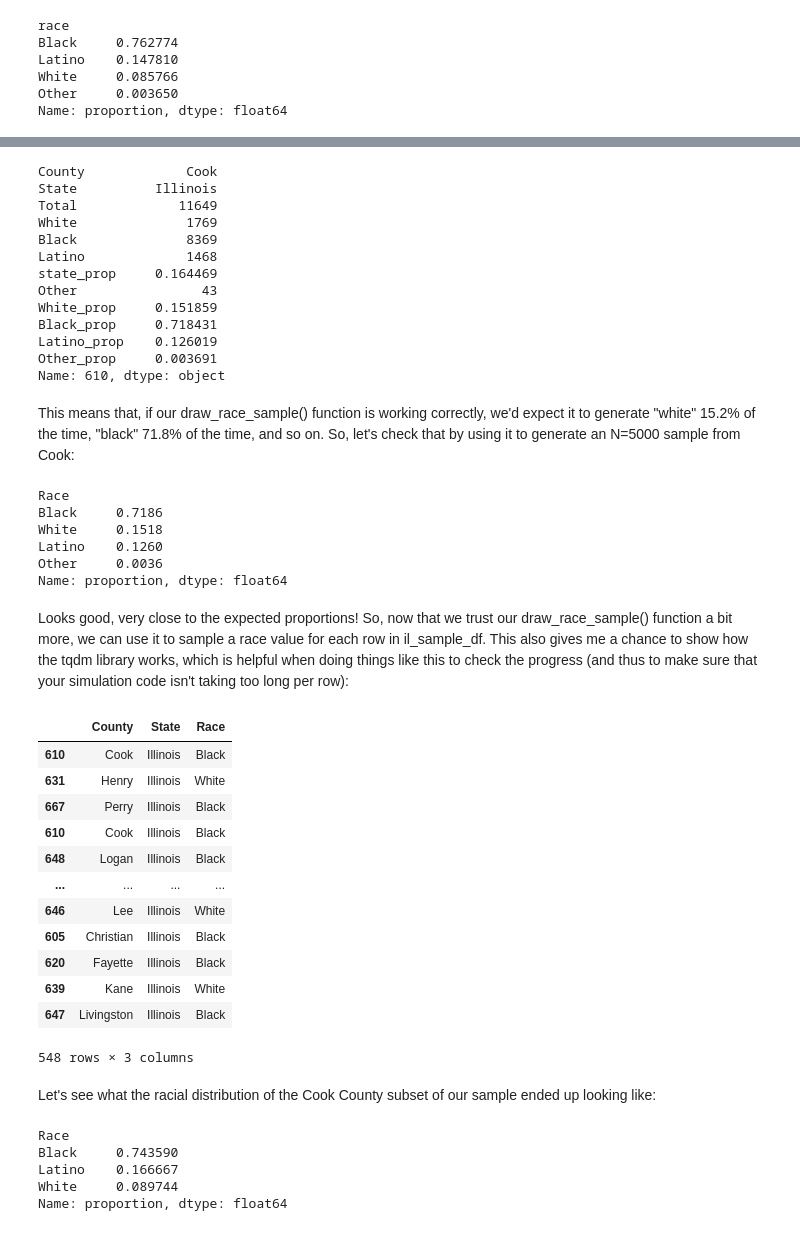
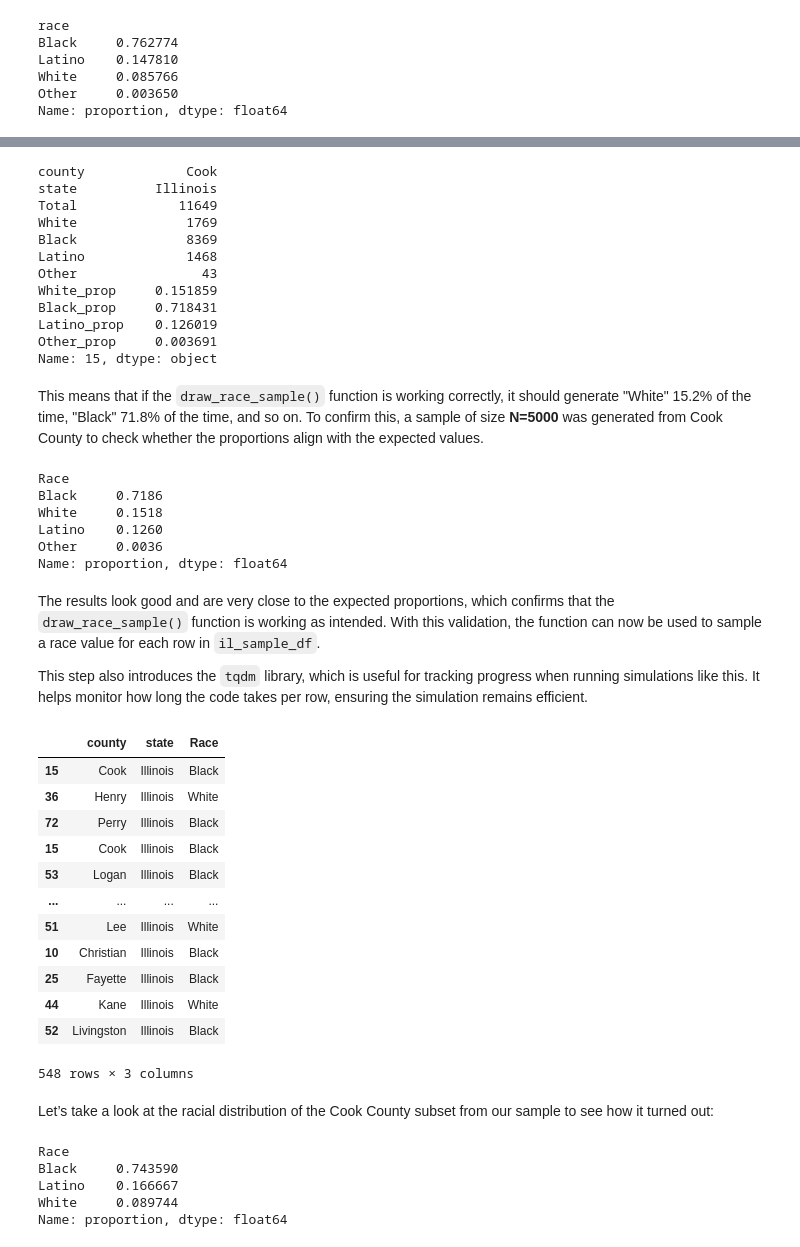
Before and after one commit to courtneyrgreen/dsan5000_final_project, a Jupyter notebook: technical-details/data-balancing/main.ipynb, the cells around one changed output, grey strips where cells are left out. Cells and saved outputs as stored; diff of their text form; code cells hidden in the pictures.

```diff
--- a/technical-details/data-balancing/main.ipynb
+++ b/technical-details/data-balancing/main.ipynb
@@ -58,0 +32,4 @@ We're interested specifically in simulating "draws" from the incarcerated popula
+# %%
+il_df = pd.read_csv('../../data/processed-data/representation_by_county.csv')
+il_df = il_df[il_df['state'] == "Illinois"].copy()
+il_df.head(3)
@@ -59,15 +43,17 @@ We're interested specifically in simulating "draws" from the incarcerated popula
 # %%
 rename_map = {
-    'County': 'County',
-    'State': 'State',
-    'Incarcerated Population': 'Total',
-    'Incarcerated White Population': 'White',
-    'Incarcerated Black Population': 'Black',
-    'Incarcerated Latino Population': 'Latino',
+    'county': 'county',
+    'state': 'state',
+    'incarcerated_population': 'Total',
+    'incarcerated_white_population': 'White',
+    'incarcerated_black_population': 'Black',
+    'incarcerated_latino_population': 'Latino',
 }
+
 # Keep only the cols in the rename_map
 cols_to_keep = list(rename_map.keys())
 il_df = il_df[cols_to_keep].copy()
+
 # And do the renaming
 il_df.rename(columns=rename_map, inplace=True)
 il_df.head()
@@ -81,8 +71,8 @@ il_df.head()
 # %%
-# Snce the Exoneree project uses just the county name (like "Cook"), we'll remove the trailing " County" (so, e.g., "Cook County" will turn into just "Cook"):
-il_df['County'] = il_df['County'].str.replace(" County","")
+# Since the Exoneree project uses just the county name (like "Cook"), we'll remove the trailing " County" (so, e.g., "Cook County" will turn into just "Cook"):
+il_df['county'] = il_df['county'].str.replace(" county","")
 
-# And, we can compute a state_prop column representing the % of all Illinois inmates contained in each county:
+# Compute a state_prop column representing the % of all Illinois inmates contained in each county:
 il_df['state_prop'] = il_df['Total'] / il_df['Total'].sum()
 il_df.sort_values(by='state_prop', ascending=False).head()
 # %% [output]
@@ -99,4 +87,6 @@ To avoid confusing the state_prop value with the sampled proportion that we comp
 # %%
+# To avoid confusing the state_prop value with the sampled proportion that we compute below, we can drop state_prop now:
+il_df = il_df.drop(columns=['state_prop'])
 # Since they're only tracking three racial groups, the total of the three race counts should not equal the total incarcerated population. But let's check:
 il_df['three_cat_total'] = il_df['Black'] + il_df['White'] + il_df['Latino']
 il_df.head()
@@ -251,24 +250,23 @@ Before using it to sample, it's helpful to check that our function works by usin
 # %%
-cook_row = il_df[il_df['County'] == "Cook"].iloc[0]
+cook_row = il_df[il_df['county'] == "Cook"].iloc[0]
 for cname in race_category_names:
   cook_row[f'{cname}_prop'] = cook_row[cname] / cook_row['Total']
 cook_row
 # %% [output]
-County             Cook
-State          Illinois
+county             Cook
+state          Illinois
 Total             11649
 White              1769
 Black              8369
 Latino             1468
-state_prop     0.164469
 Other                43
 White_prop     0.151859
 Black_prop     0.718431
 Latino_prop    0.126019
 Other_prop     0.003691
-Name: 610, dtype: object
+Name: 15, dtype: object
 # %% [markdown]
-This means that, if our draw_race_sample() function is working correctly, we'd expect it to generate "white" 15.2% of the time, "black" 71.8% of the time, and so on. So, let's check that by using it to generate an  N=5000  sample from Cook:
+This means that if the `draw_race_sample()` function is working correctly, it should generate "White" 15.2% of the time, "Black" 71.8% of the time, and so on. To confirm this, a sample of size **N=5000** was generated from Cook County to check whether the proportions align with the expected values.
 # %%
 N = 5000
 cook_samples = [draw_race_sample(cook_row) for _ in range(N)]
@@ -282,31 +280,33 @@ Latino    0.1260
 Other     0.0036
 Name: proportion, dtype: float64
 # %% [markdown]
-Looks good, very close to the expected proportions! So, now that we trust our draw_race_sample() function a bit more, we can use it to sample a race value for each row in il_sample_df. This also gives me a chance to show how the tqdm library works, which is helpful when doing things like this to check the progress (and thus to make sure that your simulation code isn't taking too long per row):
+The results look good and are very close to the expected proportions, which confirms that the `draw_race_sample()` function is working as intended. With this validation, the function can now be used to sample a race value for each row in `il_sample_df`.
+
+This step also introduces the `tqdm` library, which is useful for tracking progress when running simulations like this. It helps monitor how long the code takes per row, ensuring the simulation remains efficient.
 # %%
 il_sample_df['Race'] = il_sample_df.progress_apply(draw_race_sample, axis=1)
 # %%
 sample_cols_to_keep = [
-    'County',
-    'State',
+    'county',
+    'state',
     'Race'
 ]
 il_sample_df = il_sample_df[sample_cols_to_keep].copy()
 il_sample_df
 # %% [output]
-|  | County | State | Race |
-| 610 | Cook | Illinois | Black |
-| 631 | Henry | Illinois | White |
-| 667 | Perry | Illinois | Black |
-| 610 | Cook | Illinois | Black |
-| 648 | Logan | Illinois | Black |
+|  | county | state | Race |
+| 15 | Cook | Illinois | Black |
+| 36 | Henry | Illinois | White |
+| 72 | Perry | Illinois | Black |
+| 15 | Cook | Illinois | Black |
+| 53 | Logan | Illinois | Black |
 | ... | ... | ... | ... |
-| 646 | Lee | Illinois | White |
-| 605 | Christian | Illinois | Black |
-| 620 | Fayette | Illinois | Black |
-| 639 | Kane | Illinois | White |
-| 647 | Livingston | Illinois | Black |
+| 51 | Lee | Illinois | White |
+| 10 | Christian | Illinois | Black |
+| 25 | Fayette | Illinois | Black |
+| 44 | Kane | Illinois | White |
+| 52 | Livingston | Illinois | Black |
 548 rows × 3 columns
 # %% [markdown]
-Let's see what the racial distribution of the Cook County subset of our sample ended up looking like:
+Let’s take a look at the racial distribution of the Cook County subset from our sample to see how it turned out:
 # %%
```
Also changed, not shown: parts of 44 cells of this notebook.
